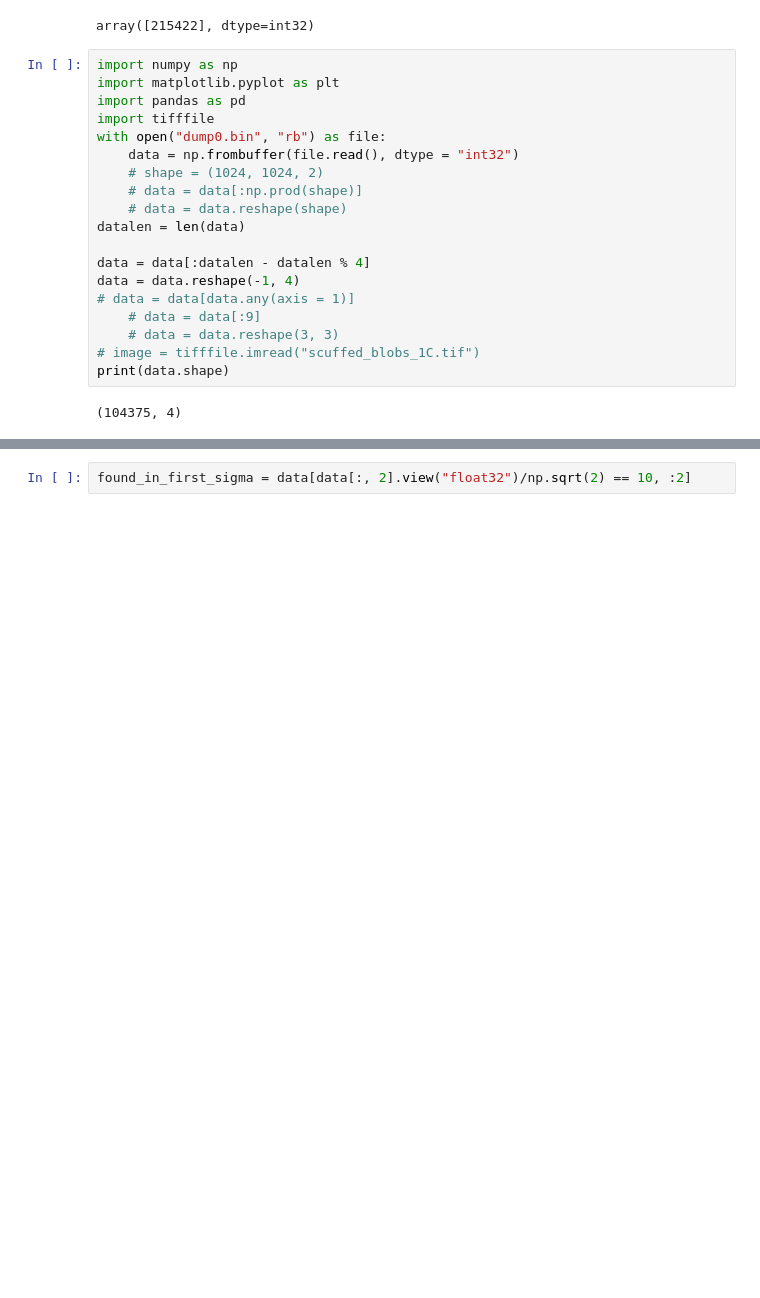
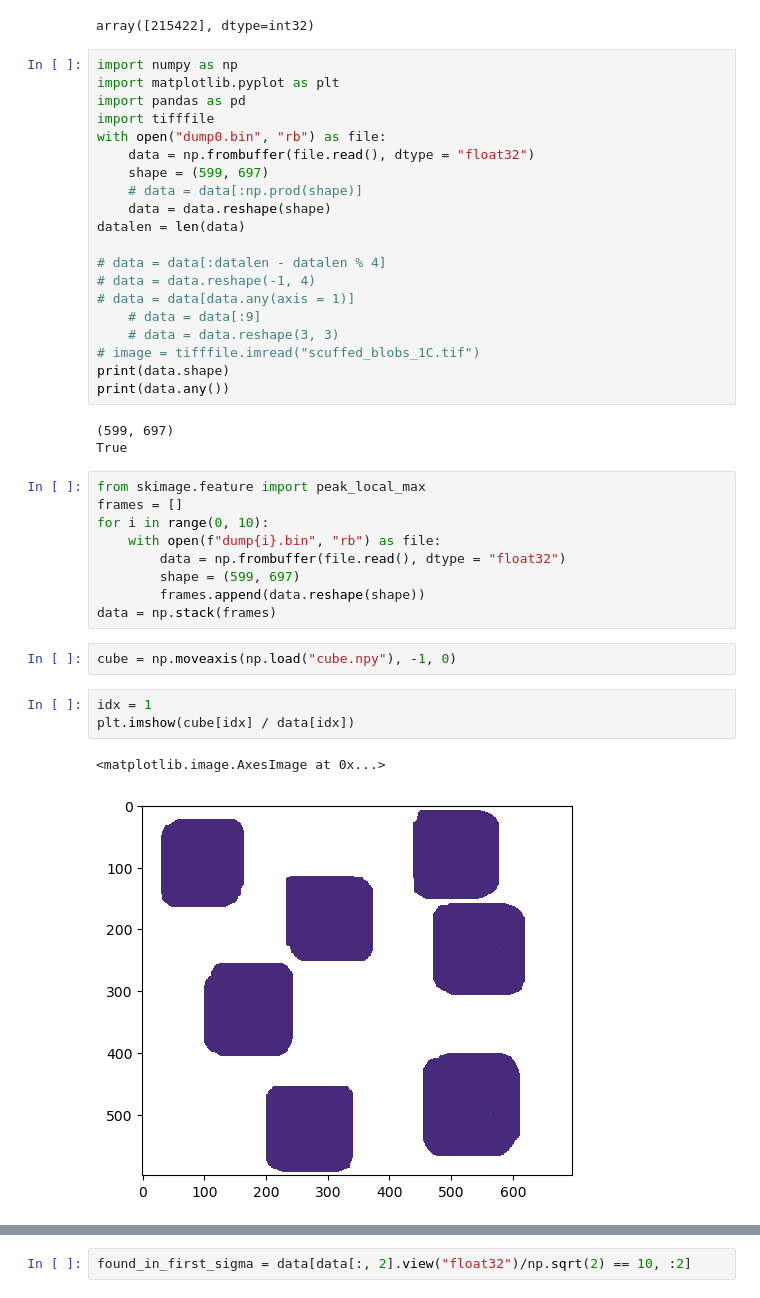
Before and after one commit to amfaber/tracking_optimizations, a Jupyter notebook: gpu-tracking/testing/explore.ipynb, the cells around one changed output, grey strips where cells are left out. Cells and saved outputs as stored; diff of their text form; blank space fills up the shorter version.

```diff
--- a/gpu-tracking/testing/explore.ipynb
+++ b/gpu-tracking/testing/explore.ipynb
@@ -186,18 +186,37 @@ import matplotlib.pyplot as plt
 import pandas as pd
 import tifffile
 with open("dump0.bin", "rb") as file:
-    data = np.frombuffer(file.read(), dtype = "int32")
-    # shape = (1024, 1024, 2)
+    data = np.frombuffer(file.read(), dtype = "float32")
+    shape = (599, 697)
     # data = data[:np.prod(shape)]
-    # data = data.reshape(shape)
+    data = data.reshape(shape)
 datalen = len(data)
 
-data = data[:datalen - datalen % 4]
-data = data.reshape(-1, 4)
+# data = data[:datalen - datalen % 4]
+# data = data.reshape(-1, 4)
 # data = data[data.any(axis = 1)]
     # data = data[:9]
     # data = data.reshape(3, 3)
 # image = tifffile.imread("scuffed_blobs_1C.tif")
 print(data.shape)
+print(data.any())
 # %% [output]
-(104375, 4)
+(599, 697)
+True
+# %%
+from skimage.feature import peak_local_max
+frames = []
+for i in range(0, 10):
+    with open(f"dump{i}.bin", "rb") as file:
+        data = np.frombuffer(file.read(), dtype = "float32")
+        shape = (599, 697)
+        frames.append(data.reshape(shape))
+data = np.stack(frames)
+# %%
+cube = np.moveaxis(np.load("cube.npy"), -1, 0)
+# %%
+idx = 1
+plt.imshow(cube[idx] / data[idx])
+# %% [output]
+<matplotlib.image.AxesImage at 0x...>
+[figure, added]
```
Also changed, not shown: parts of 13 cells of this notebook, 8 other files.
